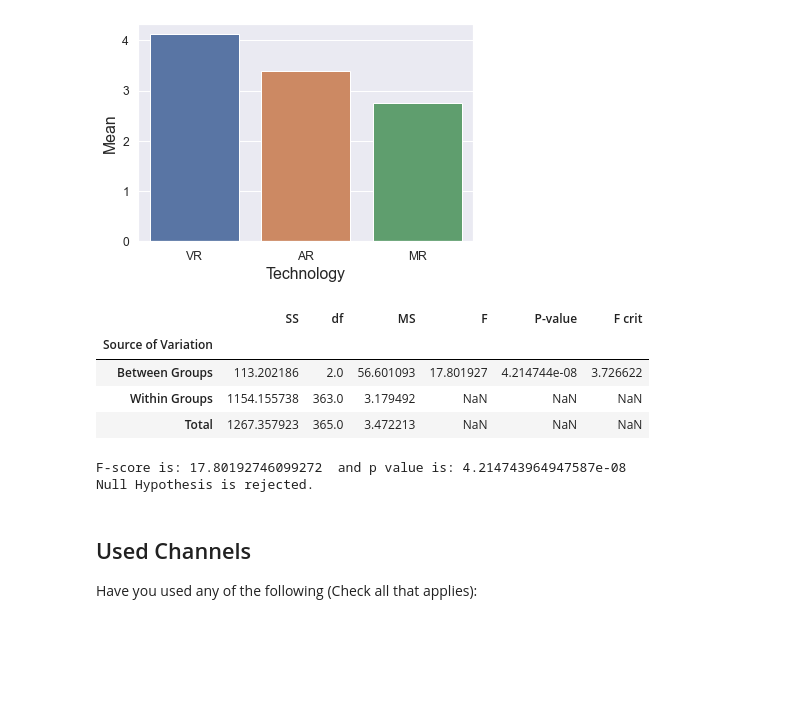
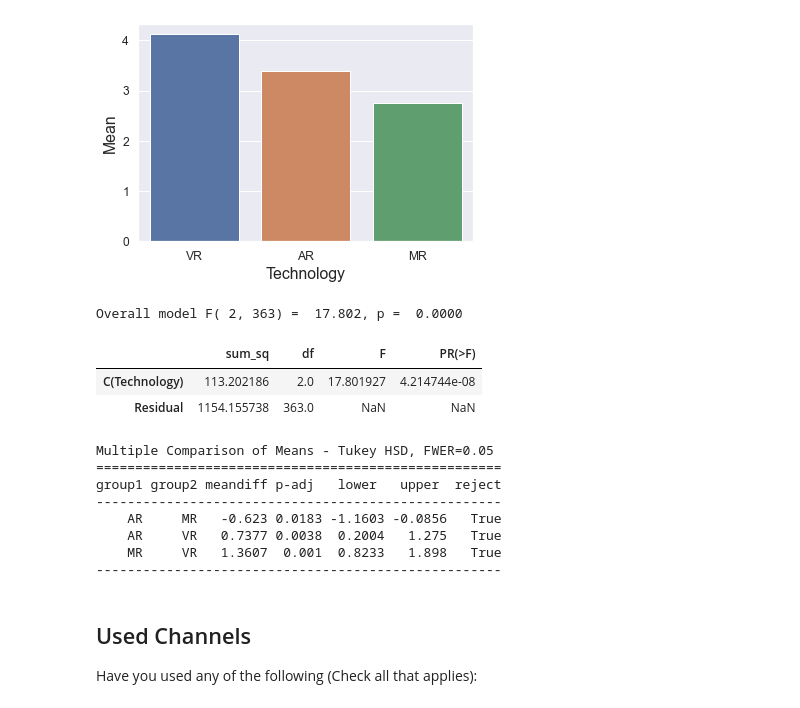
Before and after one commit to markhary/mktg3554_survey, a Jupyter notebook: holly.ipynb, the cells around one changed output. Drawn from its saved outputs; the diff is of its cells as text; code cells hidden in the pictures; blank space fills up the shorter version.

Commit message:
anova analysis

```diff
--- a/holly.ipynb
+++ b/holly.ipynb
@@ -123,3 +71,20 @@ def anova_analysis(sample_df, variable, value):
+# %%
+def anova_analysis(data, columns, variable, value):
+    data_combined = pd.melt(data[columns], var_name=variable, value_name=value)
+    ols_string = value + ' ~ C(' + variable + ')';
+    model = ols(ols_string, data_combined).fit()
+    model.summary()
+
+    # Seeing if the overall model is significant
+    print(f"Overall model F({model.df_model: .0f},{model.df_resid: .0f}) = {model.fvalue: .3f}, p = {model.f_pvalue: .4f}")
+
+    # Creates the ANOVA table
+    display(sm.stats.anova_lm(model, typ= 2))
+
+    #Post hoc test
+    mc = statsmodels.stats.multicomp.MultiComparison(data_combined[value],data_combined[variable])
+    mc_results = mc.tukeyhsd();
+    print(mc_results);
 # %%
 sns.set(font_scale=1.1)
 NO_YES = ["No", "Yes"]
@@ -316,20 +281,24 @@ save_figure(chart.get_figure(), "Technology_Means")
 | 75% | 5.000000 | 5.000000 | 4.000000 |
 | max | 7.000000 | 7.000000 | 7.000000 |
 [figure]
-# %%
-# Determine if the means are not the same
-variable = "Technology"
-value = "Score"
-technology_combined = pd.melt(technology, var_name=variable, value_name=value)
-anova_analysis(technology_combined, variable, value);
-# %% [output]
-|  | SS | df | MS | F | P-value | F crit |
-| Source of Variation |  |  |  |  |  |  |
-| Between Groups | 113.202186 | 2.0 | 56.601093 | 17.801927 | 4.214744e-08 | 3.726622 |
-| Within Groups | 1154.155738 | 363.0 | 3.179492 | NaN | NaN | NaN |
-| Total | 1267.357923 | 365.0 | 3.472213 | NaN | NaN | NaN |
-F-score is: 17.80192746099272  and p value is: 4.214743964947587e-08
-Null Hypothesis is rejected.
+# %%
+variable = "Technology";
+value = "Score"
+columns = ["VR", "MR", "AR"]
+anova_analysis(technology, columns, variable, value);
+# %% [output]
+Overall model F( 2, 363) =  17.802, p =  0.0000
+|  | sum_sq | df | F | PR(>F) |
+| C(Technology) | 113.202186 | 2.0 | 17.801927 | 4.214744e-08 |
+| Residual | 1154.155738 | 363.0 | NaN | NaN |
+Multiple Comparison of Means - Tukey HSD, FWER=0.05
+====================================================
+group1 group2 meandiff p-adj   lower   upper  reject
+----------------------------------------------------
+    AR     MR   -0.623 0.0183 -1.1603 -0.0856   True
+    AR     VR   0.7377 0.0038  0.2004   1.275   True
+    MR     VR   1.3607  0.001  0.8233   1.898   True
+----------------------------------------------------
 # %% [markdown]
 ## Used Channels
 Have you used any of the following (Check all that applies):
```
Also changed, not shown: parts of 8 cells of this notebook, 7 other files.
